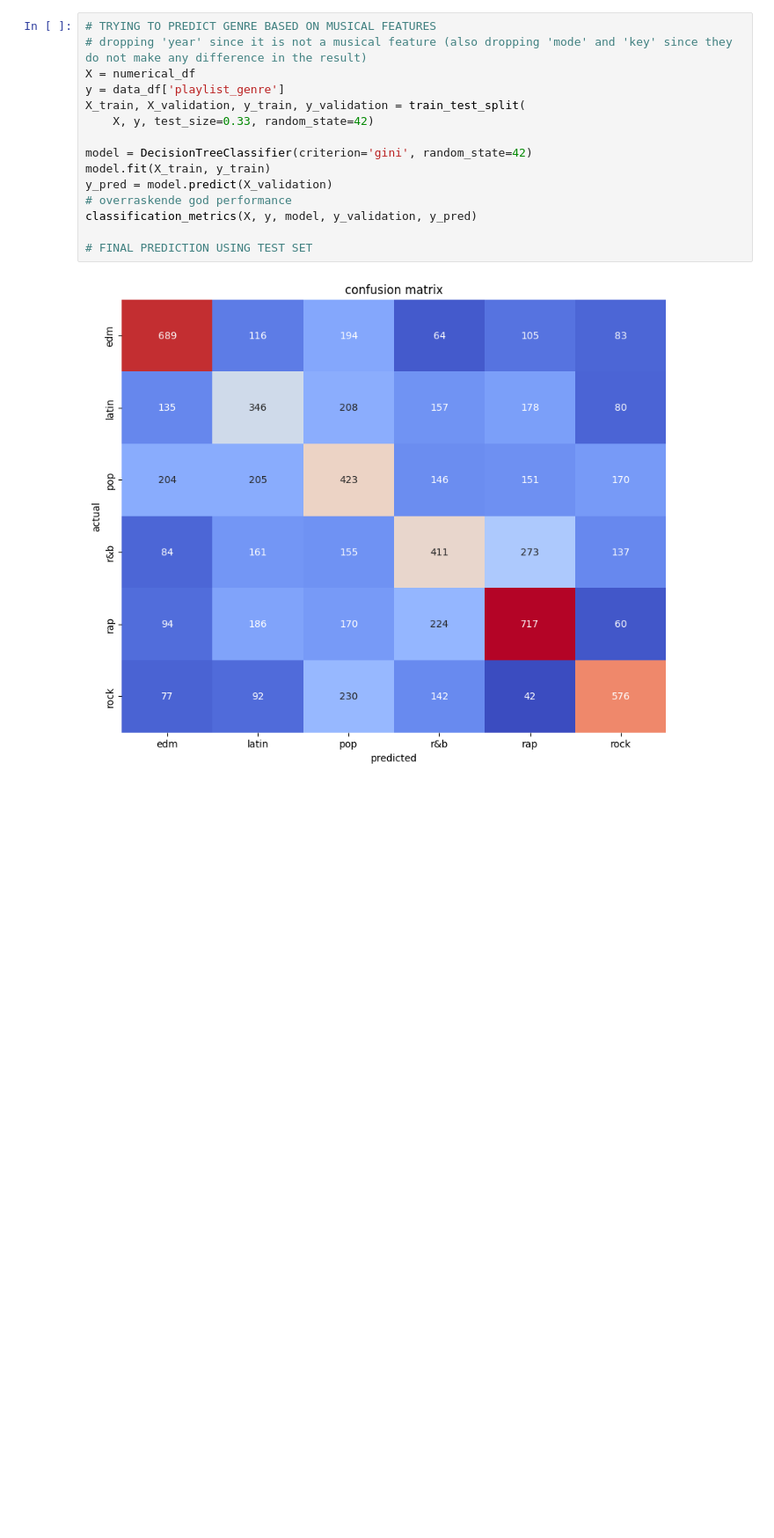
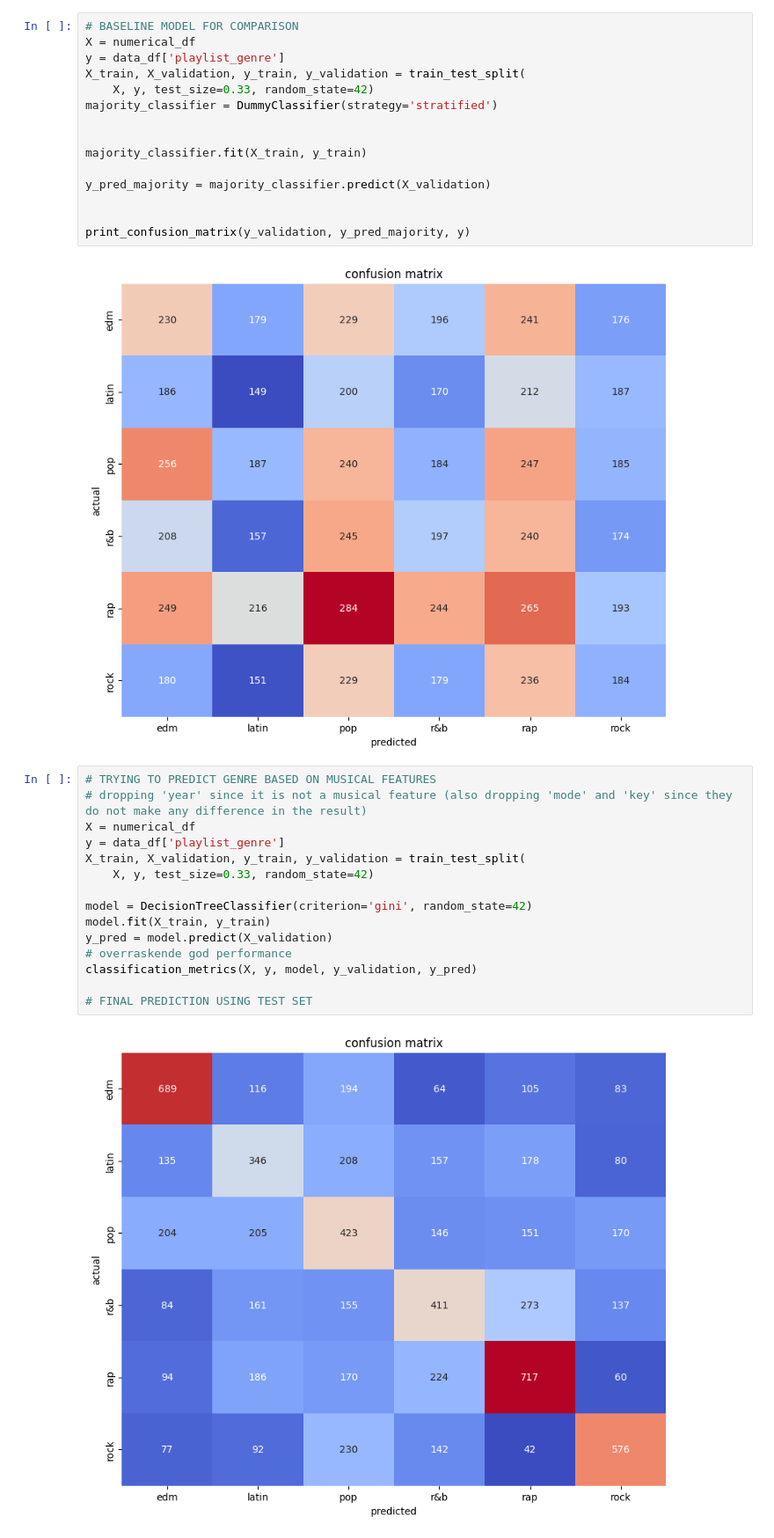
Before and after one commit to KarateMogens/DataMiningExam, a Jupyter notebook: genre_classifier.ipynb, the cells around one changed output. Shown at 88% size. Saved outputs shown, nothing was run; the diff lists cells and outputs as text; blank space fills up the shorter version.

Commit message:
Compare genre predictions to baseline

```diff
--- a/genre_classifier.ipynb
+++ b/genre_classifier.ipynb
@@ -45,6 +46,23 @@ Try using .loc[row_indexer,col_indexer] = value instead
 
 See the caveats in the documentation: https://pandas.pydata.org/pandas-docs/stable/user_guide/indexing.html#returning-a-view-versus-a-copy
   df['year'] = df['track_album_release_date'].dt.year
+# %%
+# BASELINE MODEL FOR COMPARISON
+X = numerical_df
+y = data_df['playlist_genre']
+X_train, X_validation, y_train, y_validation = train_test_split(
+    X, y, test_size=0.33, random_state=42)
+majority_classifier = DummyClassifier(strategy='stratified')
+
+
+majority_classifier.fit(X_train, y_train)
+
+y_pred_majority = majority_classifier.predict(X_validation)
+
+
+print_confusion_matrix(y_validation, y_pred_majority, y)
+# %% [output]
+[figure, added]
 # %%
 # TRYING TO PREDICT GENRE BASED ON MUSICAL FEATURES
 # dropping 'year' since it is not a musical feature (also dropping 'mode' and 'key' since they do not make any difference in the result)
```
Also changed, not shown: parts of 2 cells of this notebook, 1 other file.
